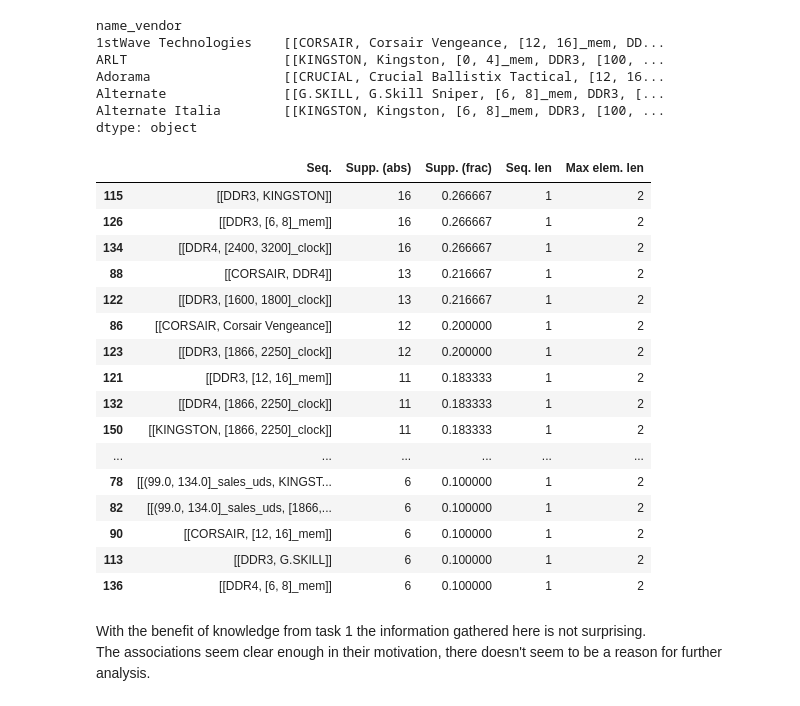
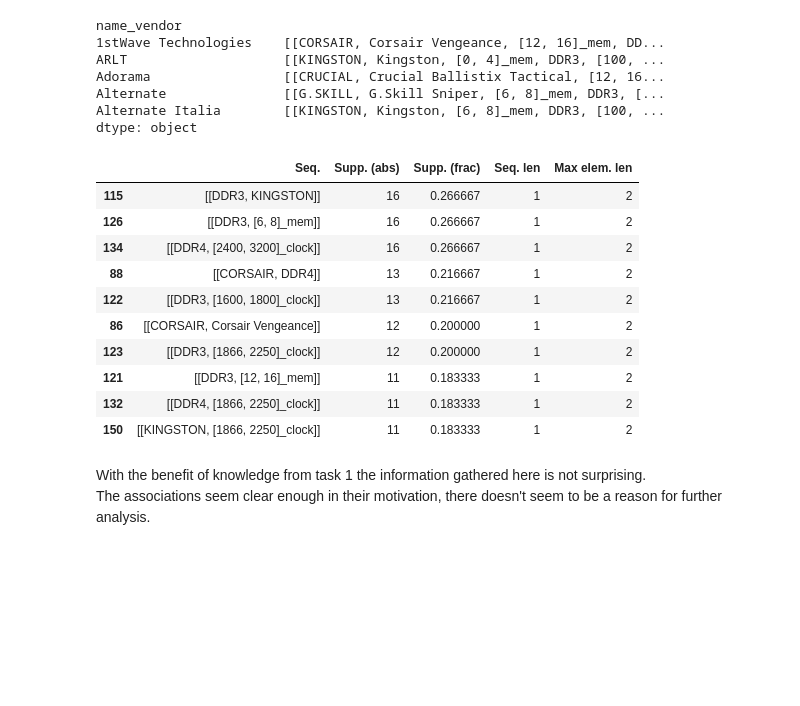
Before and after one commit to adettori/Data-Mining-DM-2020-project, a Jupyter notebook: DM_14_TASK4/dm2020-2-task4.ipynb, the cells around one changed output. Drawn from its saved outputs; the diff is of its cells as text; code cells hidden in the pictures; blank space fills up the shorter version.

```diff
--- a/DM_14_TASK4/dm2020-2-task4.ipynb
+++ b/DM_14_TASK4/dm2020-2-task4.ipynb
@@ -920,25 +1366,19 @@ result_week_df["Supp. (frac)"] = result_week_df["Supp. (abs)"]/baskets_week.shap
 result_week_df["Seq. len"] = result_week_df["Seq."].apply(lambda x: len(x))
 result_week_df["Max elem. len"] = result_week_df["Seq."].apply(lambda x: np.max([len(y) for y in x]))
 # %%
-display(result_week_df.sort_values(["Max elem. len", "Supp. (abs)"], ascending=False).head(40))
+display(result_week_df.sort_values(["Max elem. len", "Supp. (abs)"], ascending=False).head(10))
 # %% [output]
 |  | Seq. | Supp. (abs) | Supp. (frac) | Seq. len | Max elem. len |
 | 115 | [[DDR3, KINGSTON]] | 16 | 0.266667 | 1 | 2 |
 | 126 | [[DDR3, [6, 8]_mem]] | 16 | 0.266667 | 1 | 2 |
 | 134 | [[DDR4, [2400, 3200]_clock]] | 16 | 0.266667 | 1 | 2 |
 | 88 | [[CORSAIR, DDR4]] | 13 | 0.216667 | 1 | 2 |
 | 122 | [[DDR3, [1600, 1800]_clock]] | 13 | 0.216667 | 1 | 2 |
 | 86 | [[CORSAIR, Corsair Vengeance]] | 12 | 0.200000 | 1 | 2 |
 | 123 | [[DDR3, [1866, 2250]_clock]] | 12 | 0.200000 | 1 | 2 |
 | 121 | [[DDR3, [12, 16]_mem]] | 11 | 0.183333 | 1 | 2 |
 | 132 | [[DDR4, [1866, 2250]_clock]] | 11 | 0.183333 | 1 | 2 |
 | 150 | [[KINGSTON, [1866, 2250]_clock]] | 11 | 0.183333 | 1 | 2 |
-| ... | ... | ... | ... | ... | ... |
-| 78 | [[(99.0, 134.0]_sales_uds, KINGST... | 6 | 0.100000 | 1 | 2 |
-| 82 | [[(99.0, 134.0]_sales_uds, [1866,... | 6 | 0.100000 | 1 | 2 |
-| 90 | [[CORSAIR, [12, 16]_mem]] | 6 | 0.100000 | 1 | 2 |
-| 113 | [[DDR3, G.SKILL]] | 6 | 0.100000 | 1 | 2 |
-| 136 | [[DDR4, [6, 8]_mem]] | 6 | 0.100000 | 1 | 2 |
 # %% [markdown]
 With the benefit of knowledge from task 1 the information gathered here is not surprising.
 The associations seem clear enough in their motivation, there doesn't seem to be a reason for further analysis.
```
Also changed, not shown: parts of 58 cells of this notebook.
